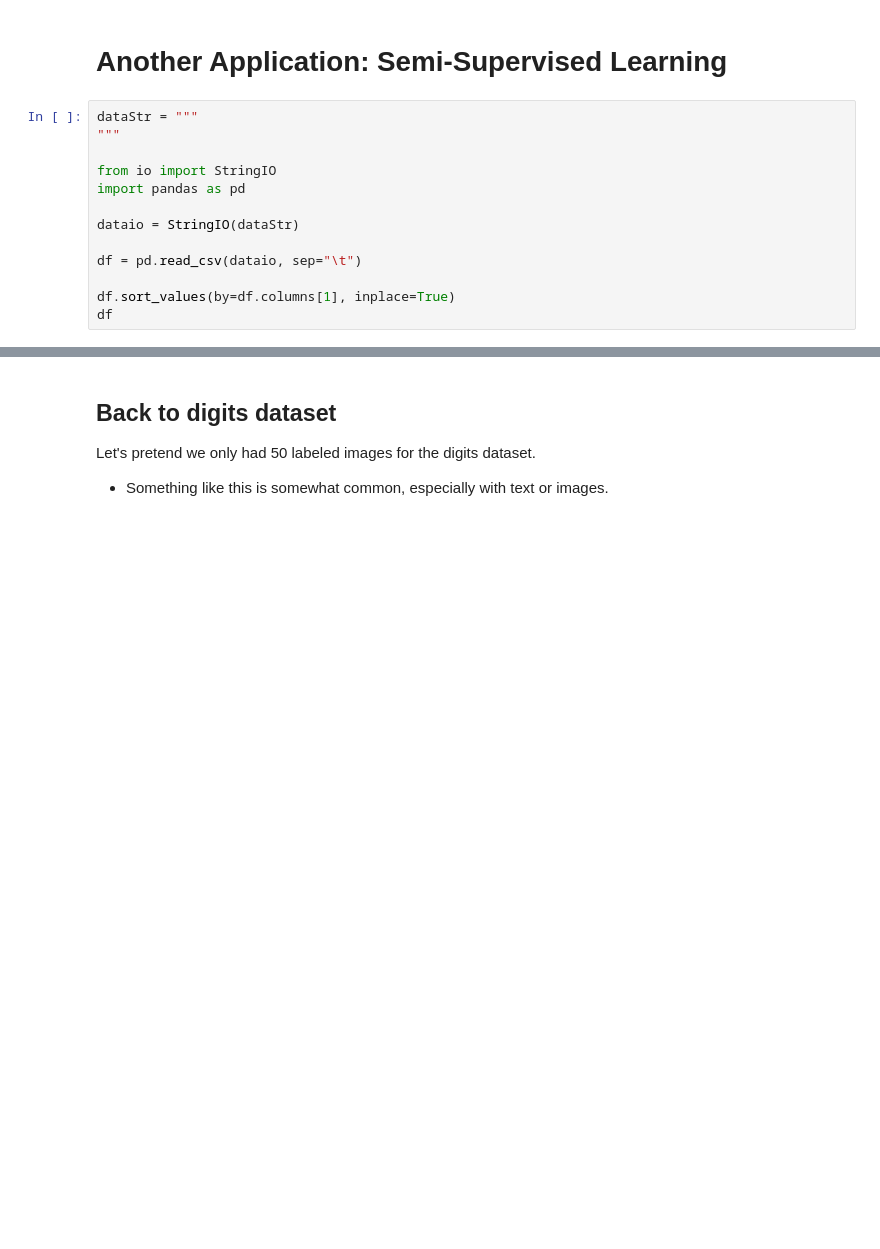
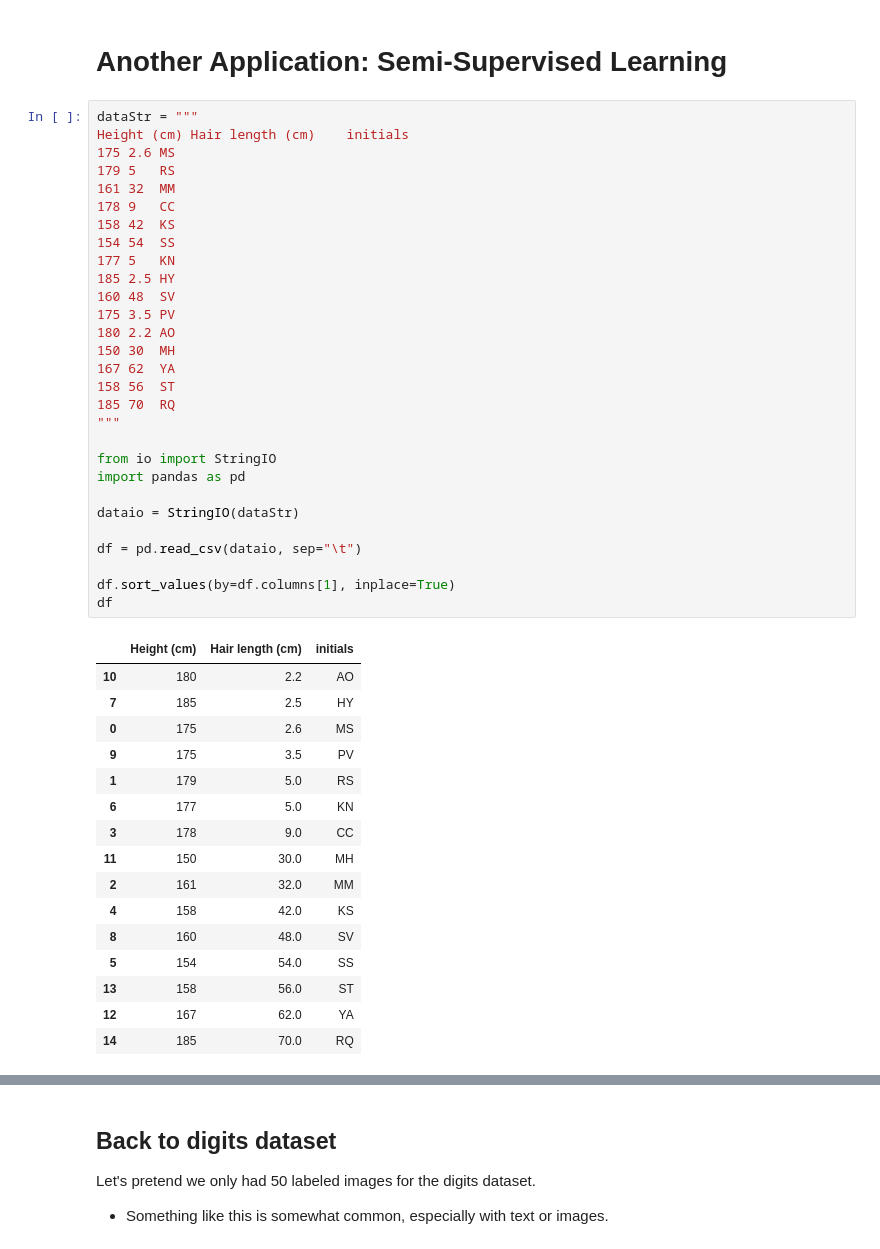
Before and after one commit to msaricaumbc/DS602_Spring2026, a Jupyter notebook: week11 - clustering and unsupervised learning/clustering.ipynb, the cells around one changed output, grey strips where cells are left out. Saved outputs shown, nothing was run; the diff lists cells and outputs as text; blank space fills up the shorter version.

```diff
--- a/week11 - clustering and unsupervised learning/clustering.ipynb
+++ b/week11 - clustering and unsupervised learning/clustering.ipynb
@@ -385,15 +417,48 @@ print(f'Using k-means preprocesser: {p_score:.2%}')
 # Another Application: Semi-Supervised Learning
 # %%
 dataStr = """
+Height (cm)	Hair length (cm)	initials
+175	2.6	MS
+179	5	RS
+161	32	MM
+178	9	CC
+158	42	KS
+154	54	SS
+177	5	KN
+185	2.5	HY
+160	48	SV
+175	3.5	PV
+180	2.2	AO
+150	30	MH
+167	62	YA
+158	56	ST
+185	70	RQ
 """
 
 from io import StringIO
 import pandas as pd
 
 dataio = StringIO(dataStr)
 
 df = pd.read_csv(dataio, sep="\t")
 
 df.sort_values(by=df.columns[1], inplace=True)
 df
+# %% [output]
+|  | Height (cm) | Hair length (cm) | initials |
+| 10 | 180 | 2.2 | AO |
+| 7 | 185 | 2.5 | HY |
+| 0 | 175 | 2.6 | MS |
+| 9 | 175 | 3.5 | PV |
+| 1 | 179 | 5.0 | RS |
+| 6 | 177 | 5.0 | KN |
+| 3 | 178 | 9.0 | CC |
+| 11 | 150 | 30.0 | MH |
+| 2 | 161 | 32.0 | MM |
+| 4 | 158 | 42.0 | KS |
+| 8 | 160 | 48.0 | SV |
+| 5 | 154 | 54.0 | SS |
+| 13 | 158 | 56.0 | ST |
+| 12 | 167 | 62.0 | YA |
+| 14 | 185 | 70.0 | RQ |
 # %%
```
Also changed, not shown: parts of 66 cells of this notebook.
